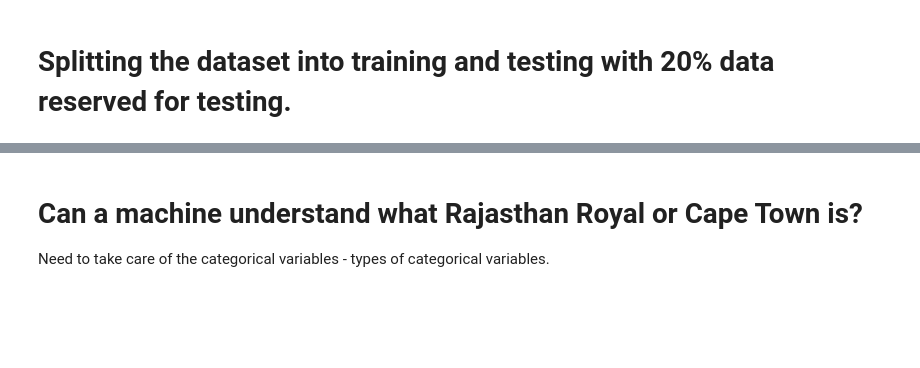
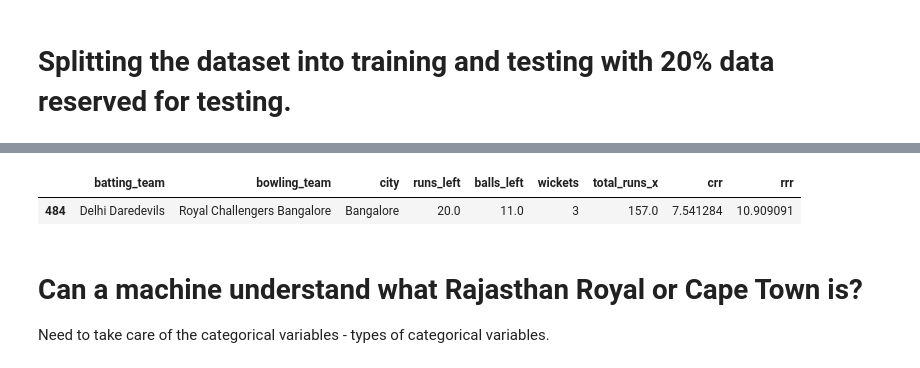
Before and after one commit to Jalpeshv/IPL-Analysis, a Jupyter notebook: IPL_Data_Analysis_Win_Prediction.ipynb, the cells around one changed output, grey strips where cells are left out. Saved outputs shown, nothing was run; the diff lists cells and outputs as text; code cells hidden in the pictures; blank space fills up the shorter version.

```diff
--- a/IPL_Data_Analysis_Win_Prediction.ipynb
+++ b/IPL_Data_Analysis_Win_Prediction.ipynb
@@ -564,3 +596,8 @@ memory usage: 4.4+ MB
+# %%
+X_train[-1:]
+# %% [output]
+|  | batting_team | bowling_team | city | runs_left | balls_left | wickets | total_runs_x | crr | rrr |
+| 484 | Delhi Daredevils | Royal Challengers Bangalore | Bangalore | 20.0 | 11.0 | 3 | 157.0 | 7.541284 | 10.909091 |
 # %% [markdown]
 # **Can a machine understand what Rajasthan Royal or Cape Town is?**
 Need to take care of the categorical variables - types of categorical variables.
```
Also changed, not shown: parts of 32 cells of this notebook.
